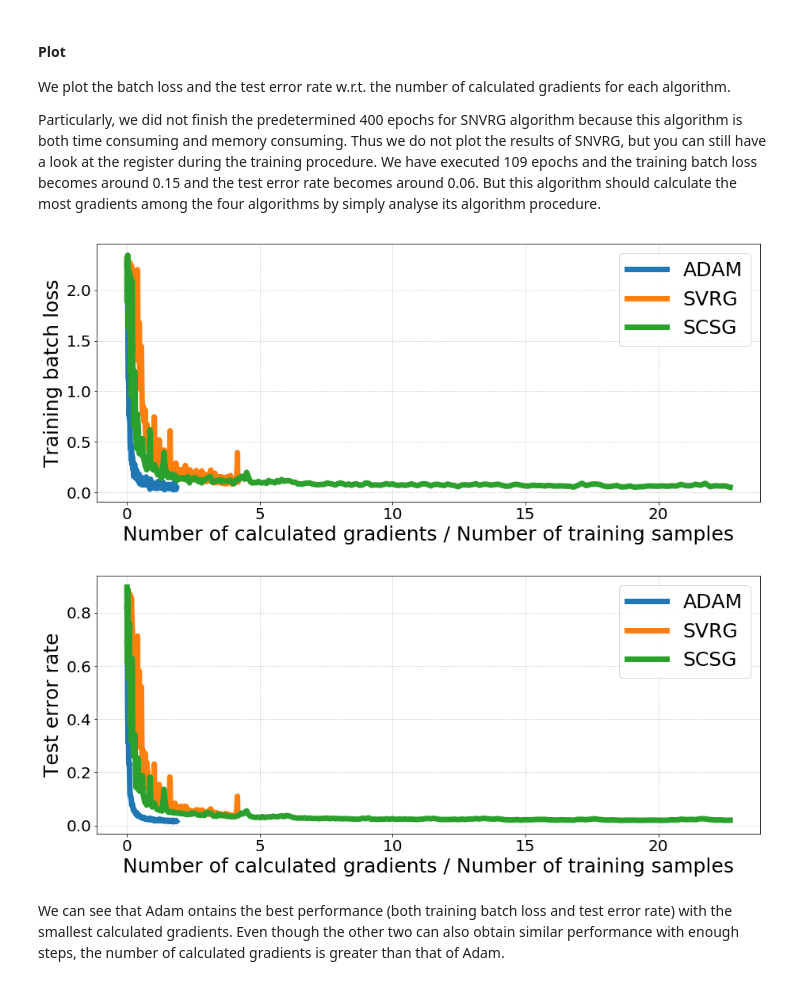
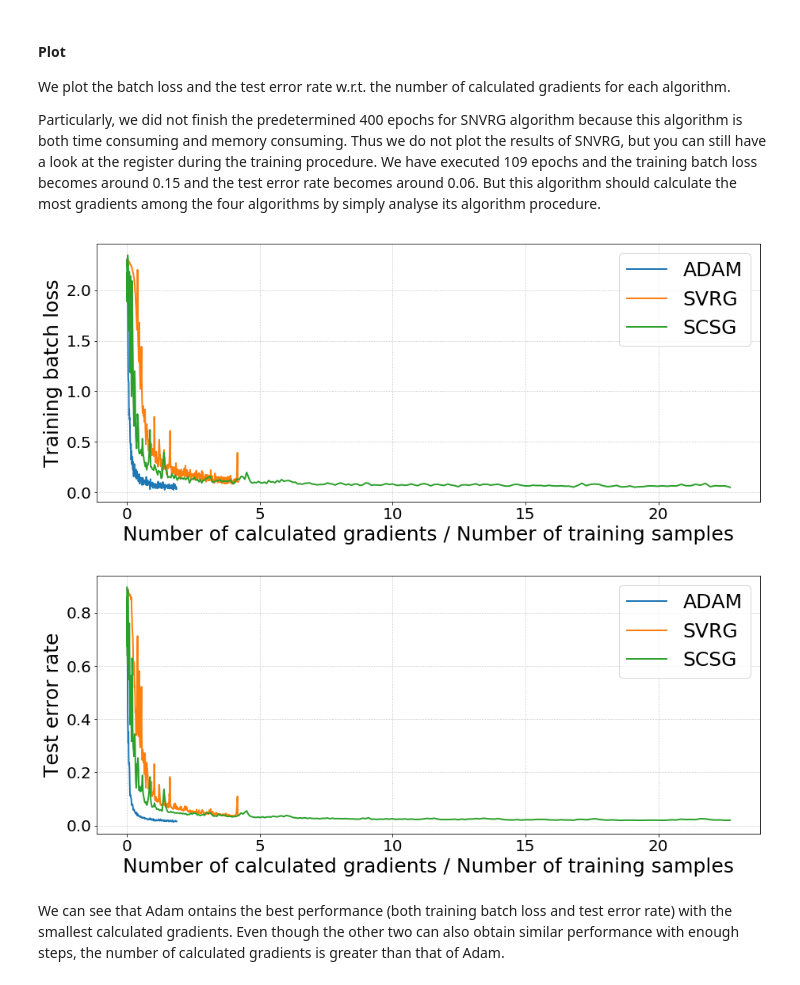
Before and after one commit to zhangcheng1006/SOADML_SNVRG_SCSG, a Jupyter notebook: SNVRG_2.ipynb, the cells around one changed output. Drawn from its saved outputs; the diff is of its cells as text; code cells hidden in the pictures.

Commit message:
change plot

```diff
--- a/SNVRG_2.ipynb
+++ b/SNVRG_2.ipynb
@@ -896,26 +896,26 @@ Particularly, we did not finish the predetermined 400 epochs for SNVRG algorithm
 # %%
 n = 55000
 plt.figure(figsize=(15, 6))
-plt.plot(np.array(adam_nb_grads) / n, adam_loss_history, label='ADAM', lw=7)
-plt.plot(np.array(svrg_nb_grads) / n, svrg_loss_history, label='SVRG', lw=7)
-# plt.plot(np.array(snvrg_nb_grads) / n, snvrg_loss_history, label='SNVRG', lw=7)
-plt.plot(np.array(scsg_nb_grads) / n, scsg_loss_history, label='SCSG', lw=7)
+plt.plot(np.array(adam_nb_grads) / n, adam_loss_history, label='ADAM', lw=2)
+plt.plot(np.array(svrg_nb_grads) / n, svrg_loss_history, label='SVRG', lw=2)
+# plt.plot(np.array(snvrg_nb_grads) / n, snvrg_loss_history, label='SNVRG', lw=2)
+plt.plot(np.array(scsg_nb_grads) / n, scsg_loss_history, label='SCSG', lw=2)
 plt.grid(ls=':')
 plt.legend(loc='best', fontsize=25)
 plt.xticks(fontsize=20)
 plt.yticks(fontsize=20)
 plt.xlabel('Number of calculated gradients / Number of training samples', fontsize=25)
 plt.ylabel('Training batch loss', fontsize=25)
 plt.show()
 # %% [output]
-[figure, old version]
+[figure, new version]
 # %%
 n = 55000
 plt.figure(figsize=(15, 6))
-plt.plot(np.array(adam_nb_grads) / n, adam_test_error_history, label='ADAM', lw=7)
-plt.plot(np.array(svrg_nb_grads) / n, svrg_test_error_history, label='SVRG', lw=7)
-# plt.plot(np.array(snvrg_nb_grads) / n, snvrg_test_error_history, label='SNVRG', lw=7)
-plt.plot(np.array(scsg_nb_grads) / n, scsg_test_error_history, label='SCSG', lw=7)
+plt.plot(np.array(adam_nb_grads) / n, adam_test_error_history, label='ADAM', lw=2)
+plt.plot(np.array(svrg_nb_grads) / n, svrg_test_error_history, label='SVRG', lw=2)
+# plt.plot(np.array(snvrg_nb_grads) / n, snvrg_test_error_history, label='SNVRG', lw=2)
+plt.plot(np.array(scsg_nb_grads) / n, scsg_test_error_history, label='SCSG', lw=2)
 plt.grid(ls=':')
 plt.legend(loc='best', fontsize=25)
 plt.xticks(fontsize=20)
@@ -924,7 +924,7 @@ plt.xlabel('Number of calculated gradients / Number of training samples', fontsi
 plt.ylabel('Test error rate', fontsize=25)
 plt.show()
 # %% [output]
-[figure, old version]
+[figure, new version]
 # %% [markdown]
 We can see that Adam ontains the best performance (both training batch loss and test error rate) with the smallest calculated gradients. Even though the other two can also obtain similar performance with enough steps, the number of calculated gradients is greater than that of Adam.
 # %% [markdown]
```
